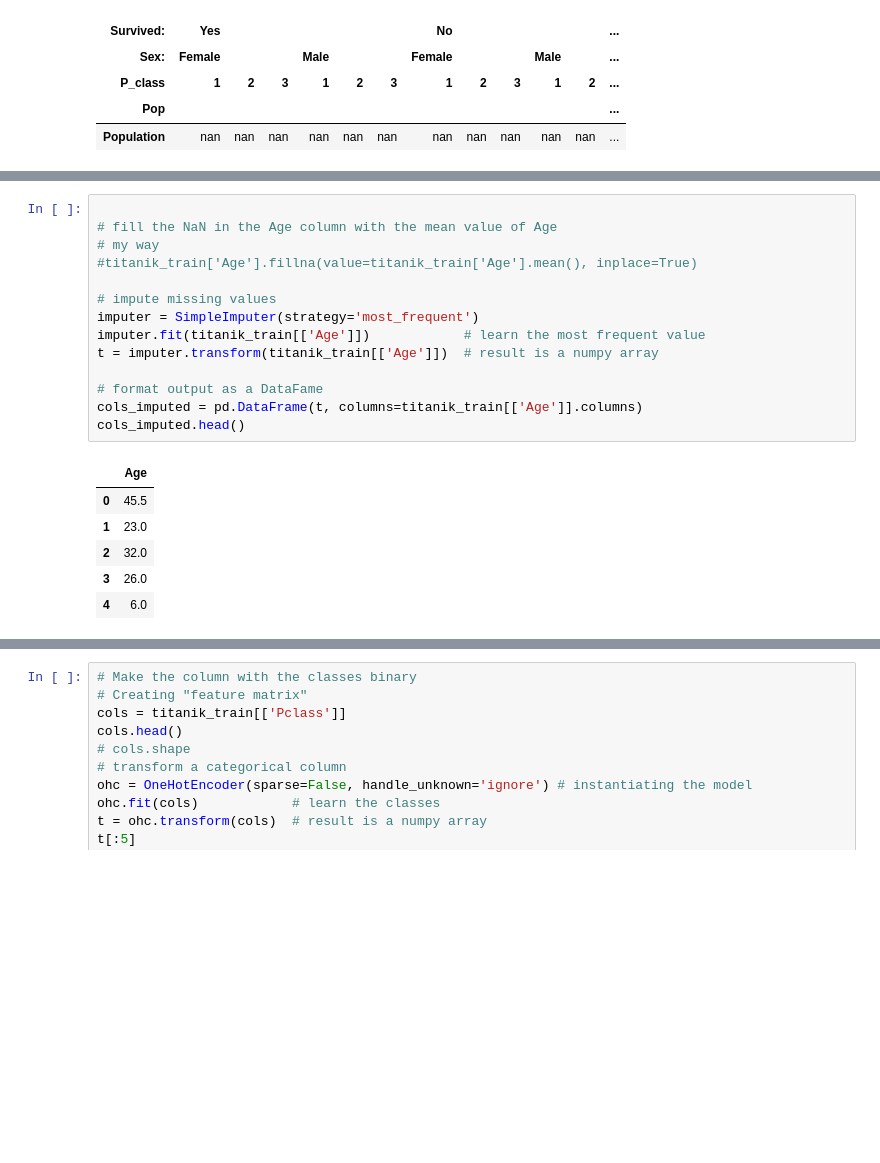
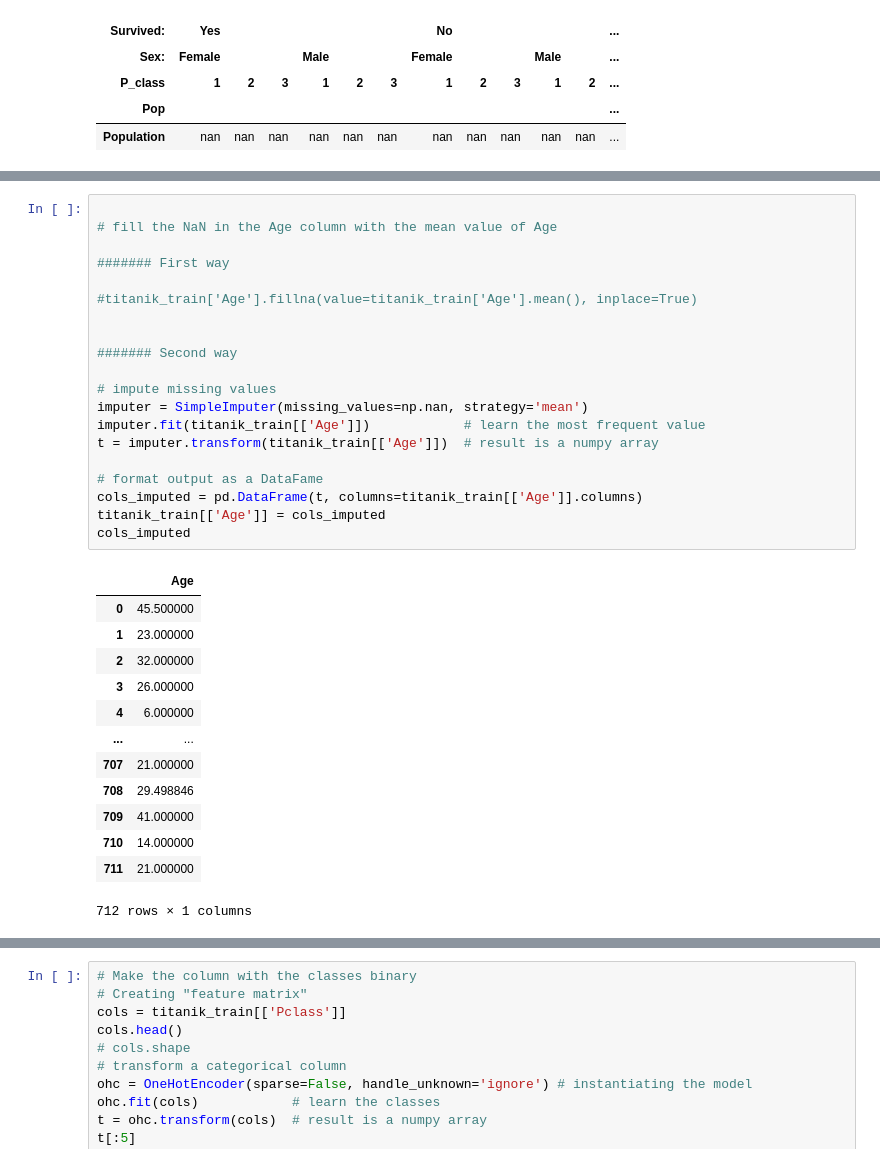
Before and after one commit to RosiNantis/Projects_from_Spiced_personal, a Jupyter notebook: Week_2/spiced_projects/logistic_regression_TITANIK_AL-1.ipynb, the cells around one changed output, grey strips where cells are left out. Saved outputs shown, nothing was run; the diff lists cells and outputs as text; blank space fills up the shorter version.

Commit message:
titanik project trying the Simple Imputer

```diff
--- a/Week_2/spiced_projects/logistic_regression_TITANIK_AL-1.ipynb
+++ b/Week_2/spiced_projects/logistic_regression_TITANIK_AL-1.ipynb
@@ -157,21 +192,34 @@ titanik_train.head(5)
 # %%
 
 # fill the NaN in the Age column with the mean value of Age
-# my way
+
+####### First way
+
 #titanik_train['Age'].fillna(value=titanik_train['Age'].mean(), inplace=True)
 
+
+####### Second way
+
 # impute missing values
-imputer = SimpleImputer(strategy='most_frequent')
+imputer = SimpleImputer(missing_values=np.nan, strategy='mean')
 imputer.fit(titanik_train[['Age']])            # learn the most frequent value
 t = imputer.transform(titanik_train[['Age']])  # result is a numpy array
 
 # format output as a DataFame
 cols_imputed = pd.DataFrame(t, columns=titanik_train[['Age']].columns)
-cols_imputed.head()
+titanik_train[['Age']] = cols_imputed
+cols_imputed
 # %% [output]
 |  | Age |
-| 0 | 45.5 |
-| 1 | 23.0 |
-| 2 | 32.0 |
-| 3 | 26.0 |
-| 4 | 6.0 |
+| 0 | 45.500000 |
+| 1 | 23.000000 |
+| 2 | 32.000000 |
+| 3 | 26.000000 |
+| 4 | 6.000000 |
+| ... | ... |
+| 707 | 21.000000 |
+| 708 | 29.498846 |
+| 709 | 41.000000 |
+| 710 | 14.000000 |
+| 711 | 21.000000 |
+712 rows × 1 columns
```
Also changed, not shown: parts of 13 cells of this notebook, 1 other file.
